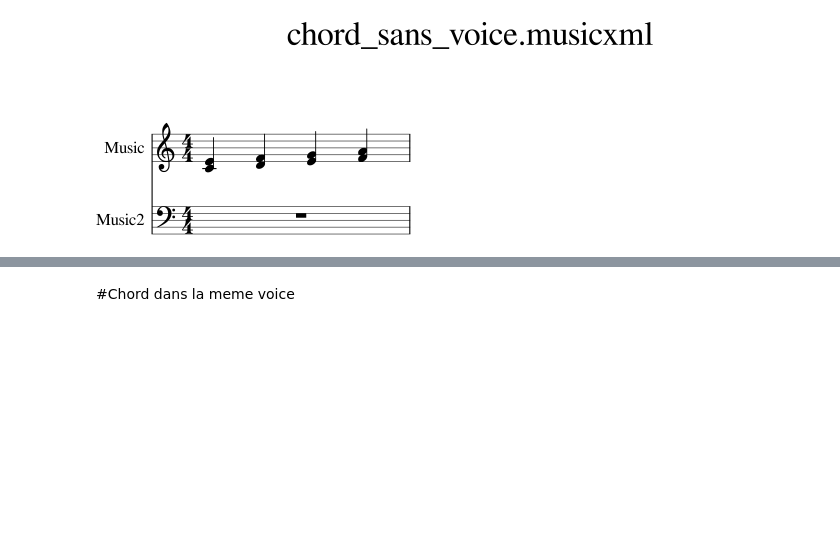
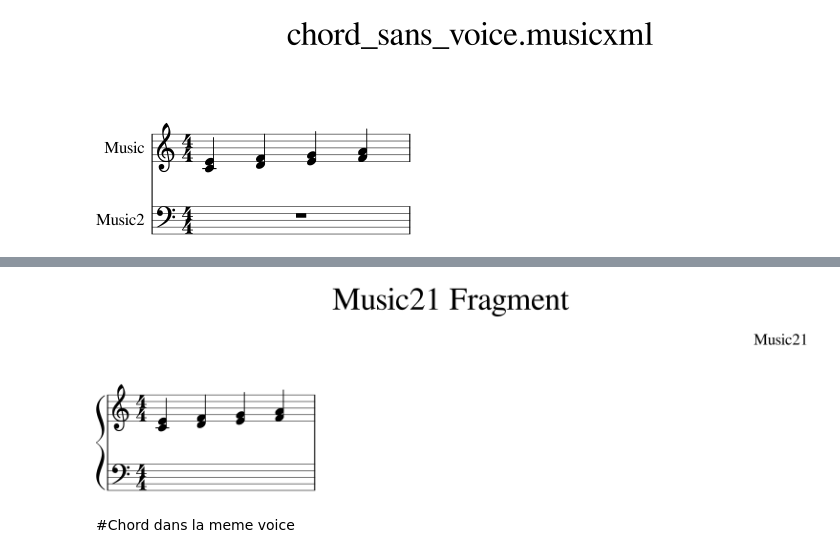
Before and after one commit to gomar0801/BachGen, a Jupyter notebook: notebooks/Test sur le github BachGen.ipynb, the cells around one changed output, grey strips where cells are left out. Cells and saved outputs as stored; diff of their text form; code cells hidden in the pictures; blank space fills up the shorter version.

```diff
--- a/notebooks/Test sur le github BachGen.ipynb
+++ b/notebooks/Test sur le github BachGen.ipynb
@@ -83,3 +181,7 @@ tata=convert_tokens_to_musicxml(tokens_chord_sans_voice,'/content/chord_sans_voi
+# %%
+display_and_play('/content/chord_sans_voice_reconstruit.musicxml',midi=False)
+# %% [output]
+[figure, added]
 # %% [markdown]
 #Chord dans la meme voice
 # %%
```
Also changed, not shown: parts of 24 cells of this notebook.
